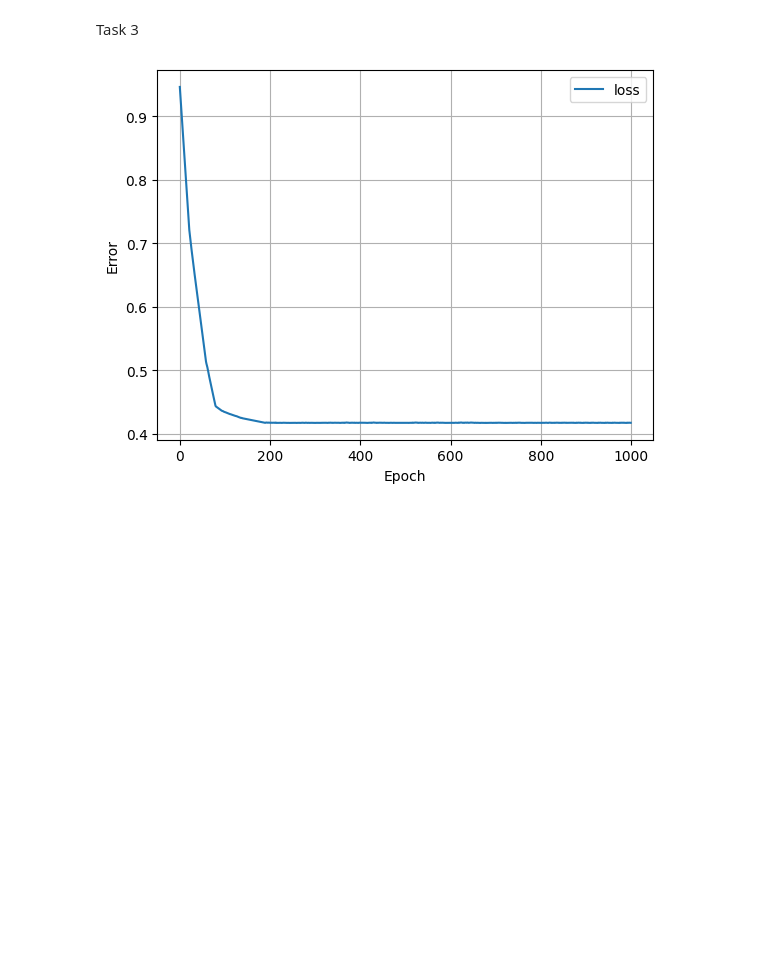
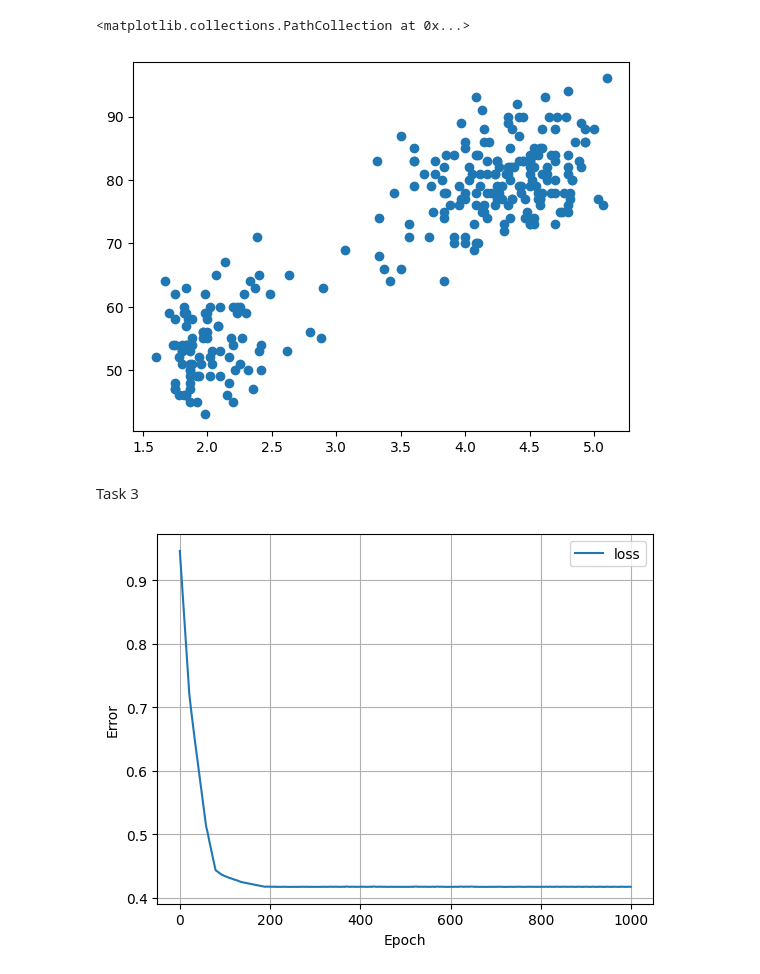
Before and after one commit to dpl373/AML, a Jupyter notebook: w_04/exercise_4_RV.ipynb, the cells around one changed output. Cells and saved outputs as stored; diff of their text form; code cells hidden in the pictures; blank space fills up the shorter version.

```diff
--- a/w_04/exercise_4_RV.ipynb
+++ b/w_04/exercise_4_RV.ipynb
@@ -1,2 +55,7 @@
+# %%
+plt.scatter(df["eruptions"], df['waiting'])
+# %% [output]
+<matplotlib.collections.PathCollection at 0x...>
+[figure, added]
 # %% [markdown]
 Task 3
```
Also changed, not shown: parts of 7 cells of this notebook.
